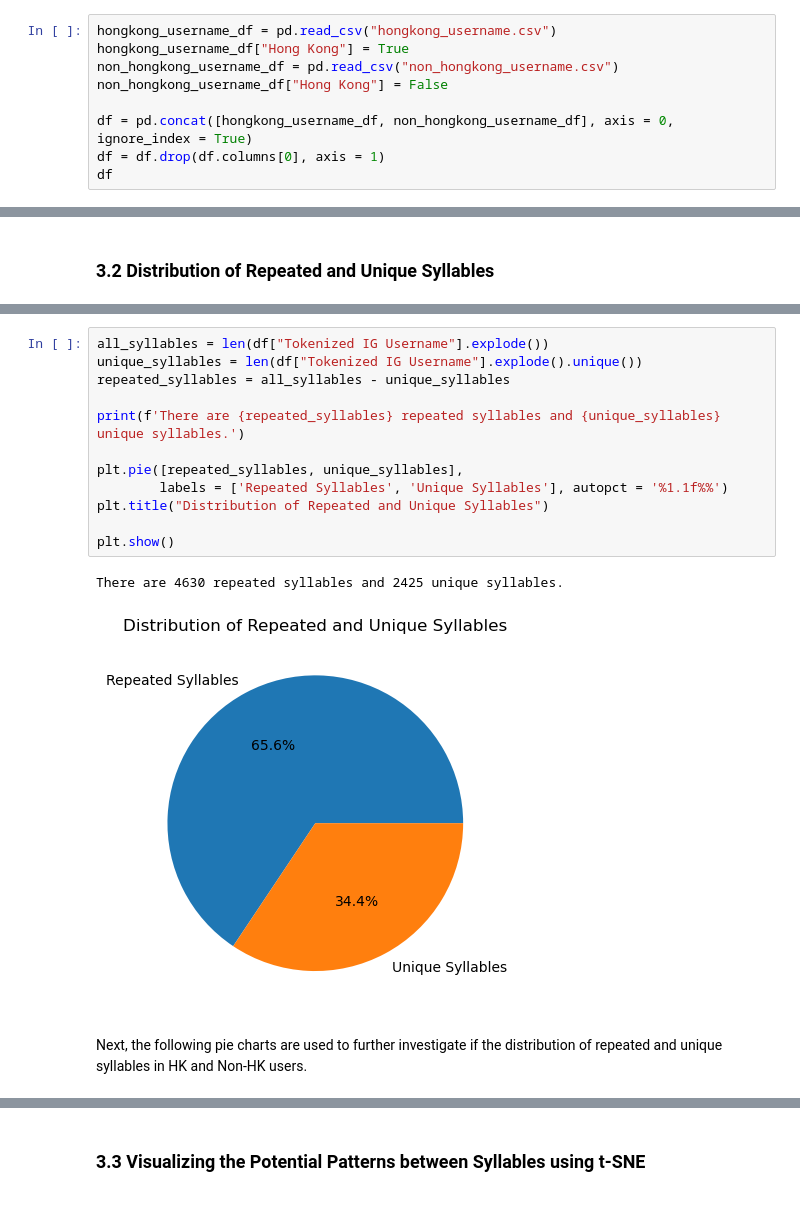
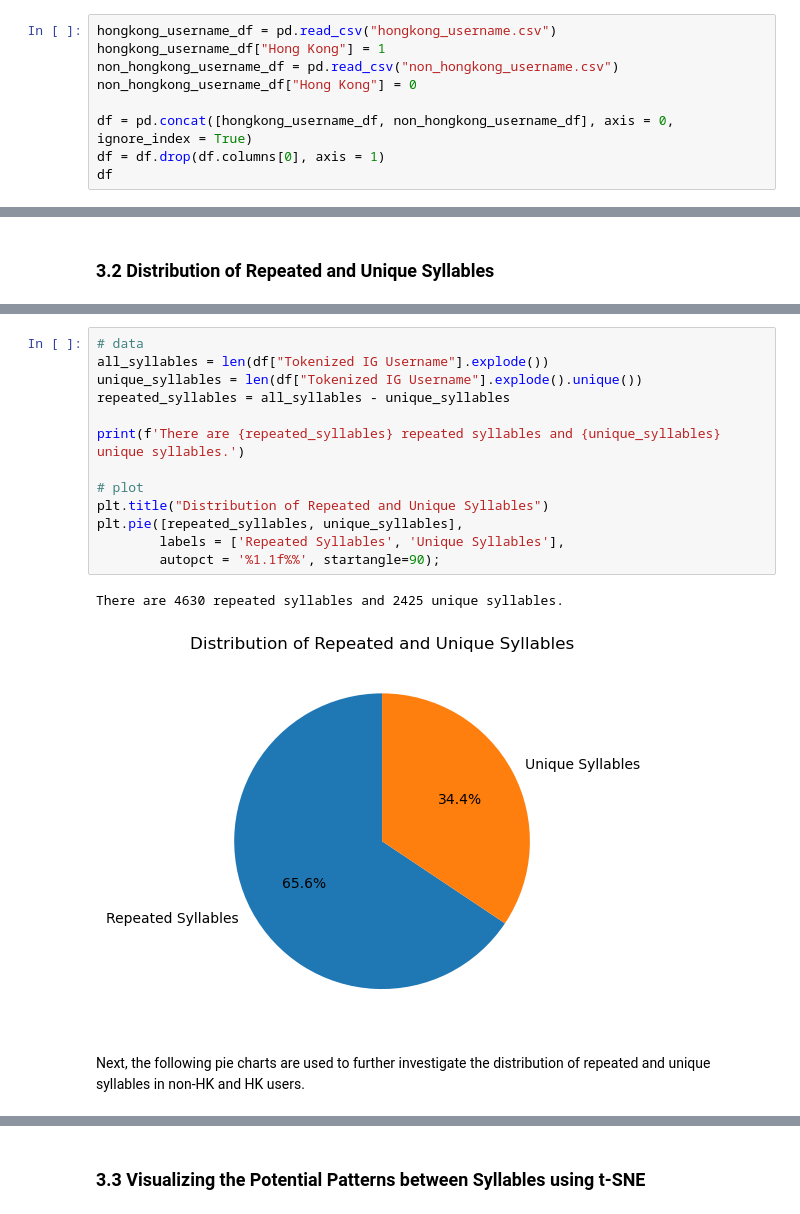
Before and after one commit to kuntiniong/HK-Insta-Identifier, a Jupyter notebook: hk_ig_clf.ipynb, the cells around one changed output, grey strips where cells are left out. Saved outputs shown, nothing was run; the diff lists cells and outputs as text.

```diff
--- a/hk_ig_clf.ipynb
+++ b/hk_ig_clf.ipynb
@@ -74,9 +96,9 @@ datasets_folder_path = os.path.join(os.getcwd(), 'datasets')
 os.chdir(datasets_folder_path)
 # %%
 hongkong_username_df = pd.read_csv("hongkong_username.csv")
-hongkong_username_df["Hong Kong"] = True
+hongkong_username_df["Hong Kong"] = 1
 non_hongkong_username_df = pd.read_csv("non_hongkong_username.csv")
-non_hongkong_username_df["Hong Kong"] = False
+non_hongkong_username_df["Hong Kong"] = 0
 
 df = pd.concat([hongkong_username_df, non_hongkong_username_df], axis = 0, ignore_index = True)
 df = df.drop(df.columns[0], axis = 1)
@@ -208,19 +237,20 @@ To give an overview of 4630 (65.6%) syllables are repeated and can be used as us
 # %%
+# data
 all_syllables = len(df["Tokenized IG Username"].explode())
 unique_syllables = len(df["Tokenized IG Username"].explode().unique())
 repeated_syllables = all_syllables - unique_syllables
 
 print(f'There are {repeated_syllables} repeated syllables and {unique_syllables} unique syllables.')
 
+# plot
+plt.title("Distribution of Repeated and Unique Syllables")
 plt.pie([repeated_syllables, unique_syllables],
-        labels = ['Repeated Syllables', 'Unique Syllables'], autopct = '%1.1f%%')
-plt.title("Distribution of Repeated and Unique Syllables")
-
-plt.show()
+        labels = ['Repeated Syllables', 'Unique Syllables'],
+        autopct = '%1.1f%%', startangle=90);
 # %% [output]
 There are 4630 repeated syllables and 2425 unique syllables.
-[figure, old version]
+[figure, new version]
 # %% [markdown]
-Next, the following pie charts are used to further investigate if the distribution of repeated and unique syllables in HK and Non-HK users.
+Next, the following pie charts are used to further investigate the distribution of repeated and unique syllables in non-HK and HK users.
 # %%
 def getData(hk):
```
Also changed, not shown: parts of 41 cells of this notebook.
